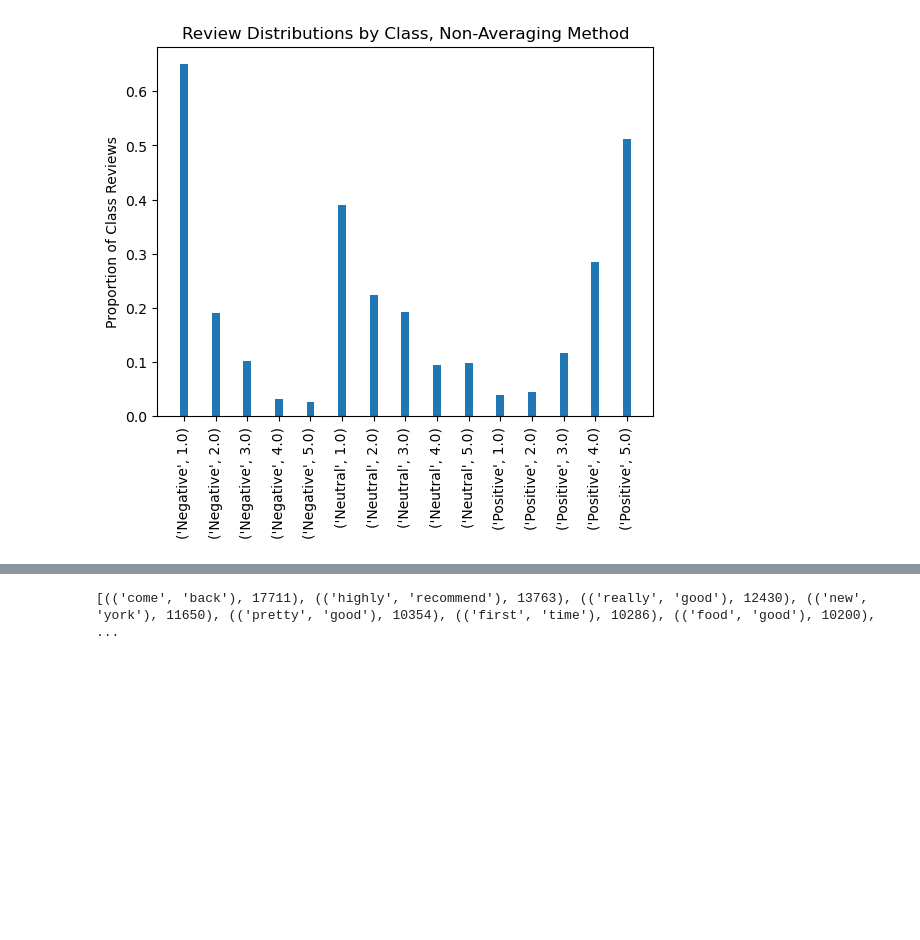
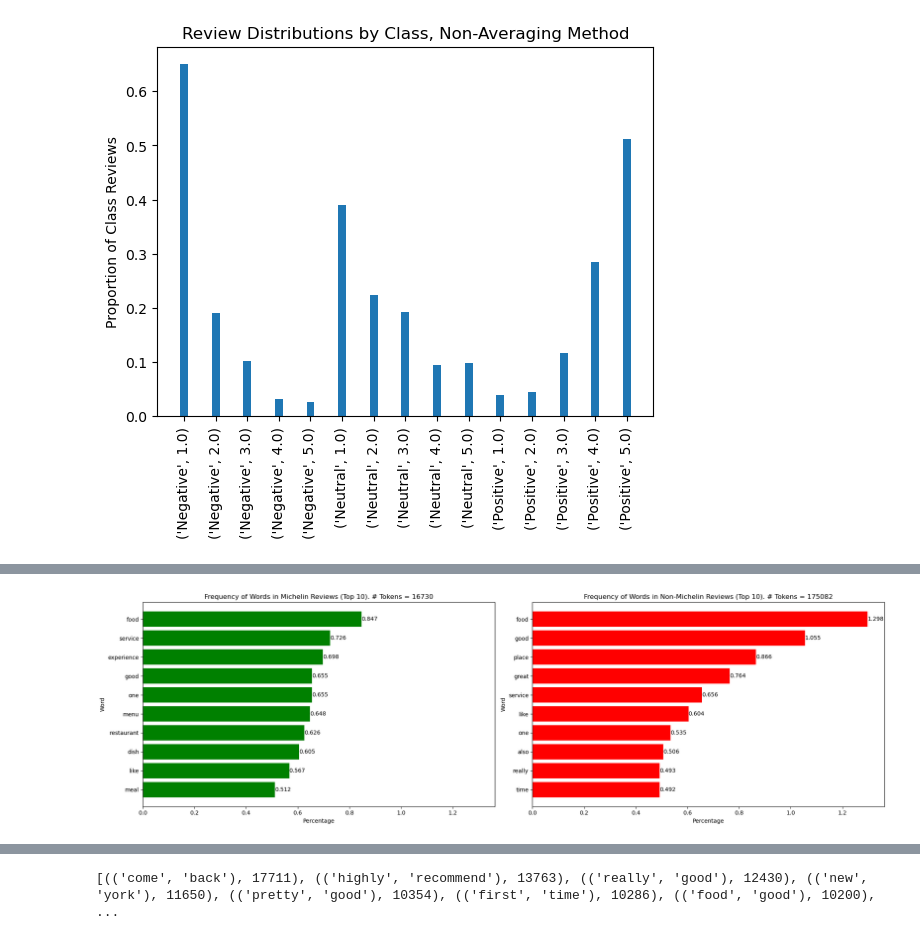
Before and after one commit to mabdullah-nyu/DSGA-1007-Project, a Jupyter notebook: analysis.ipynb, the cells around one changed output, grey strips where cells are left out. Saved outputs shown, nothing was run; the diff lists cells and outputs as text; code cells hidden in the pictures; blank space fills up the shorter version.

```diff
--- a/analysis.ipynb
+++ b/analysis.ipynb
@@ -877,0 +894,9 @@ Text(0.5, 1.0, 'Frequency of Words in All Reviews (Top 10). # Words = 19312023')
+# %%
+# Ok, now do it only by Mich and non-Mich
+word_freq_truth_total = pd.Series(review_truth.split())
+# Get bar chart
+word_freq_truth = word_freq_truth_total.value_counts().sort_values(ascending=False).to_frame().reset_index()
+word_freq_truth.columns = ['Word', 'Frequency']
+
+word_freq_truth['Percentage'] = round((100*word_freq_truth['Frequency'] / len(word_freq_truth_total)), 3)
+word_freq_truth.head()
@@ -877,0 +910,10 @@ Text(0.5, 1.0, 'Frequency of Words in All Reviews (Top 10). # Words = 19312023')
+# %%
+# Ok, now do it only by Mich and non-Mich
+word_freq_false_total = pd.Series(review_false.split())
+
+# Get bar chart
+word_freq_false = word_freq_false_total.value_counts().sort_values(ascending=False).to_frame().reset_index()
+word_freq_false.columns = ['Word', 'Frequency']
+
+word_freq_false['Percentage'] = round((100*word_freq_false['Frequency'] / len(word_freq_false_total)), 3)
+word_freq_false.head()
@@ -877,0 +927,36 @@ Text(0.5, 1.0, 'Frequency of Words in All Reviews (Top 10). # Words = 19312023')
+# %%
+# Show bar chart (1 by 1x2)
+fig, axes = plt.subplots(1, 2, figsize=(10, 6), sharex=True)
+
+# Get top 10 for each case
+word_freq_truth_10 = word_freq_truth[:10]
+word_freq_false_10 = word_freq_false[:10]
+
+# Get the x, y axes
+y_t = word_freq_truth_10['Word']
+percentage_t = word_freq_truth_10['Percentage']
+
+y_f = word_freq_false_10['Word']
+percentage_f = word_freq_false_10['Percentage']
+
+# Generate bar chart
+hbars_t = axes[0].barh(y_t, percentage_t, align='center', color='green', label=percentage_t)
+hbars_f = axes[1].barh(y_f, percentage_f, align='center', color='red', label=percentage_f)
+
+axes[0].set_yticks(y_t)
+axes[0].invert_yaxis() # Invert to show top first
+axes[0].bar_label(hbars_t, labels=[x for x in percentage_t])
+axes[0].set_xlabel('Percentage')
+axes[0].set_ylabel('Word')
+axes[0].set_title('Frequency of Words in Michelin Reviews (Top 10). # Tokens = ' + str(len(word_freq_truth)))
+
+axes[1].set_yticks(y_f)
+axes[1].invert_yaxis() # Invert to show top first
+axes[1].bar_label(hbars_f, labels=[x for x in percentage_f])
+axes[1].set_xlabel('Percentage')
+axes[1].set_ylabel('Word')
+axes[1].set_title('Frequency of Words in Non-Michelin Reviews (Top 10). # Tokens = ' + str(len(word_freq_false)))
+
+fig.tight_layout(rect=[0, 0, 2, 1]) # Adjust padding
+# %% [output]
+[figure, added]
```
Also changed, not shown: parts of 29 cells of this notebook.
